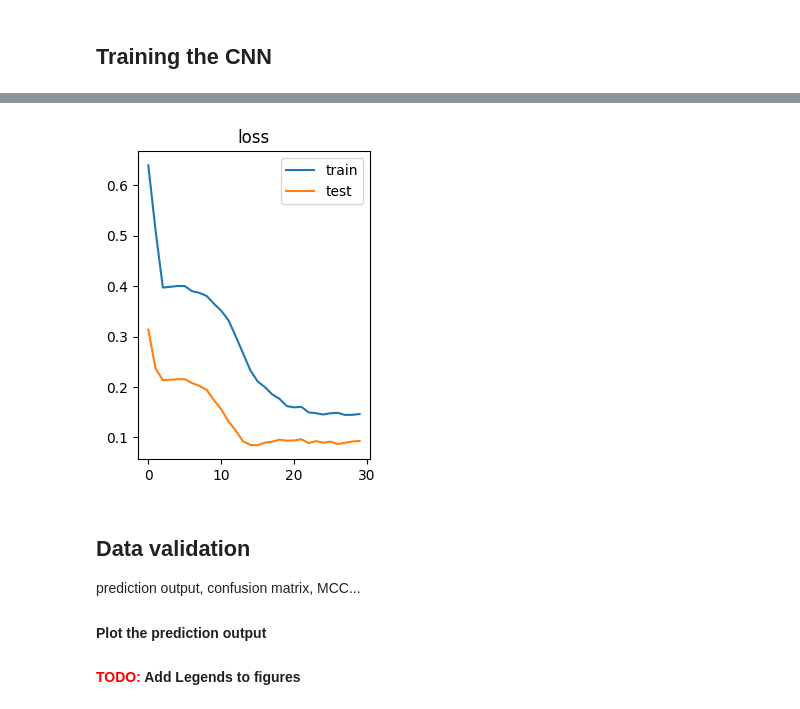
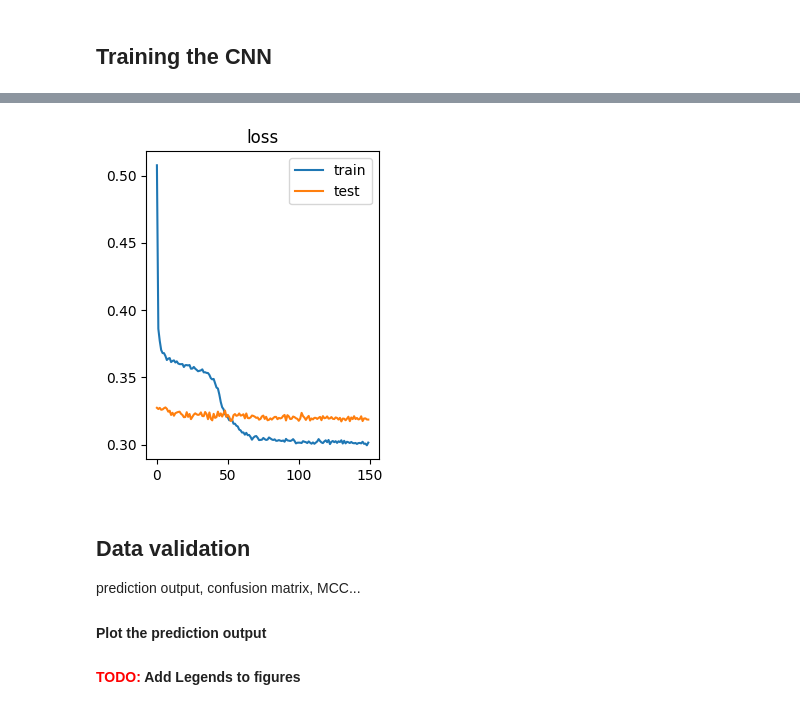
Before and after one commit to xkalet07/cml_wd_telcosense, a Jupyter notebook: 02_train_full_dataset.ipynb, the cells around one changed output, grey strips where cells are left out. Cells and saved outputs as stored; diff of their text form; code cells hidden in the pictures.

```diff
--- a/02_train_full_dataset.ipynb
+++ b/02_train_full_dataset.ipynb
@@ -160,7 +149,7 @@ trsl_reshaped = cml_set['trsl'].values[:,:,:(n_samples*sample_size)].reshape(500
 time_reshaped = cml_set['time'].values[:(n_samples*sample_size)].reshape(n_samples, sample_size)
 # %%
 # how many cmls include into dataset
-num_cmls = 1
+num_cmls = 5
 # %%
 # Create a new xarray Dataset with sample_num as a dimension
 # replace time and date with timestep in the time sample
@@ -245,8 +234,8 @@ optimizer = torch.optim.AdamW(model.parameters(), lr=0.0001)
 
 # try lower training rate and no dropout
 # %%
-epochs = 30    # experimentally max epochs: 30, overfitting around 15
-resume = 20     # continue learning at epoch xx
+epochs = 150    # experimentally max epochs: 30, overfitting around 15
+resume = 100     # continue learning at epoch xx
 # Low epochs make cnn output low? around 0.5 max
 # %%
 if resume == 0:
@@ -258,12 +247,17 @@ if resume == 0:
 # %%
 for epoch in range(resume, epochs):
     # training
+    cnn_prediction = []
     train_losses = []
     for inputs, targets in tqdm(trainloader):
         optimizer.zero_grad()
         pred = model(inputs)
         pred = nn.Flatten(0,1)(pred)            # transpose column data into row
         # calculating the loss function
+
+        # getting the output
+        if epoch == epochs-1: cnn_prediction = cnn_prediction+pred.tolist()
+
         loss = nn.BCELoss()(pred, targets)      # Targets and Imputs size must match
         loss.backward()
         optimizer.step()
@@ -272,7 +266,6 @@ for epoch in range(resume, epochs):
 
 
     # testing
-    cnn_prediction = []
     test_losses = []
     with torch.no_grad():
         for inputs, targets in tqdm(testloader):
@@ -312,4 +305,4 @@ min test loss: 0.08442888
-[figure, old version]
+[figure, new version]
 # %% [markdown]
 ## Data validation
 prediction output, confusion matrix, MCC...
```
Also changed, not shown: parts of 8 cells of this notebook.
